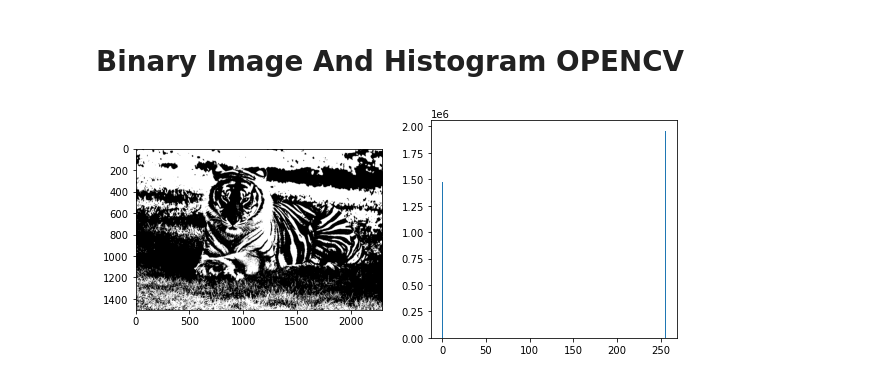
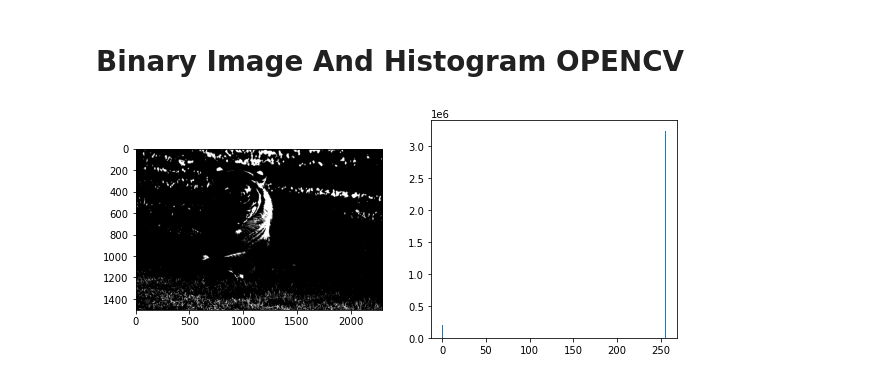
Before and after one commit to Rifat-Hosen/Image_Processing, a Jupyter notebook: Assignment1/Assignment-1.ipynb, the cells around one changed output. Saved outputs shown, nothing was run; the diff lists cells and outputs as text; code cells hidden in the pictures.

```diff
--- a/Assignment1/Assignment-1.ipynb
+++ b/Assignment1/Assignment-1.ipynb
@@ -142,13 +142,13 @@ Gray Scale Image Size:  3438000
 # %%
 fig, ax = plt.subplots(2, 2, figsize=(15,4))
 plt.subplot(1,3,1)
-th, dst = cv2.threshold(gray, 127, 255, cv2.THRESH_BINARY_INV);
+th, dst = cv2.threshold(gray, 200, 255, cv2.THRESH_BINARY_INV);
 plt.imshow(dst,cmap="binary")
 
 
 plt.subplot(1,3,2)
 hiso = dst.ravel()
 plt.hist(hiso,256,(0,256))
 plt.show()
 # %% [output]
-[figure, old version]
+[figure, new version]
```
Also changed, not shown: 2 other files.
